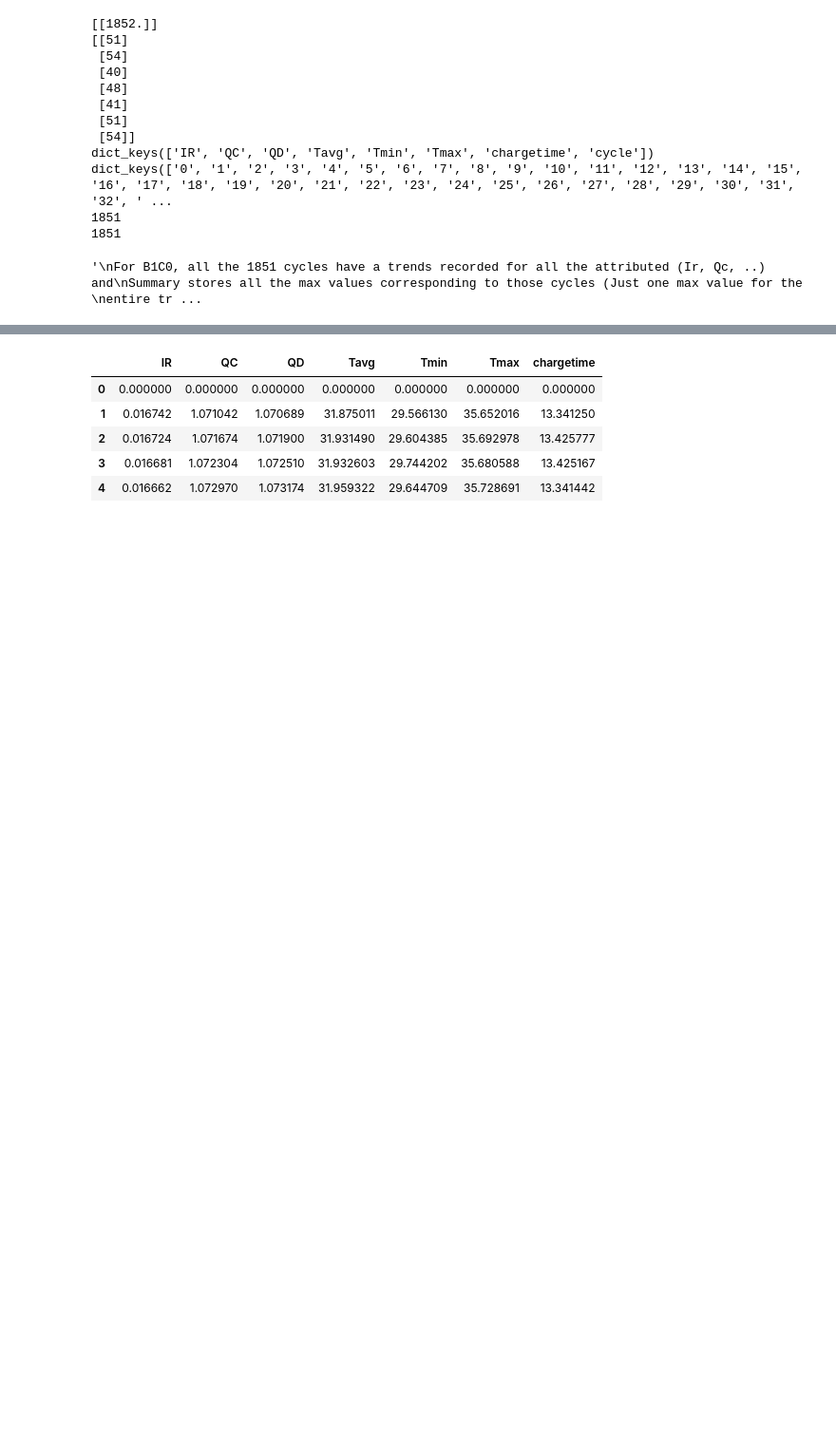
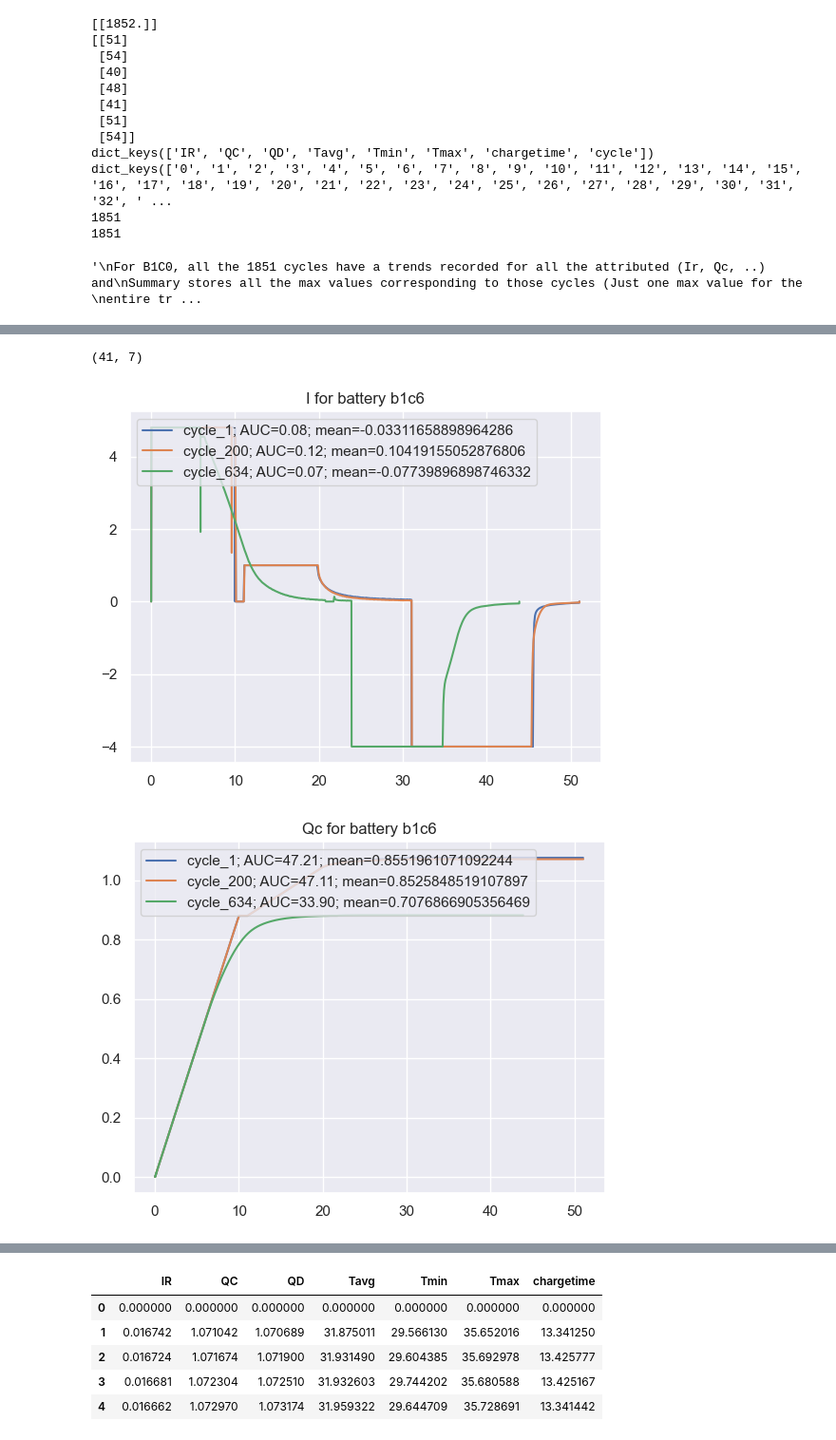
Before and after one commit to marif5/dd_battery_mdl, a Jupyter notebook: Load Data_update.ipynb, the cells around one changed output, grey strips where cells are left out. Shown at 95% size. Saved outputs shown, nothing was run; the diff lists cells and outputs as text; code cells hidden in the pictures; blank space fills up the shorter version.

```diff
--- a/Load Data_update.ipynb
+++ b/Load Data_update.ipynb
@@ -212,0 +301,27 @@ plt.show()
+# %%
+df.shape
+# %% [output]
+(41, 7)
+# %%
+
+def plot_feature(feature, battery):
+    cycle_start = 1000
+    battery = battery or "b1c0"
+    num_cycles = len(batch1[battery]["summary"]["cycle"])
+    for cycle in ["1", "200",str(num_cycles-1)]:
+
+        x = batch1[battery]["cycles"][str(cycle)]["t"]
+        y = batch1[battery]["cycles"][str(cycle)][feature]
+        # Calculate the area under the curve using the trapezoidal rule
+        auc = np.trapz(y, x)
+        mu = np.mean(y)
+        sns.lineplot(x=x, y=y, label=f"cycle_{cycle}; AUC={auc:.2f}; mean={mu}")
+    plt.title(f"{feature} for battery {battery}")
+    plt.legend(loc="upper left")
+    plt.show()
+# %%
+for feature in features:
+    plot_feature(feature=feature, battery="b1c6")
+# %% [output]
+[figure, added]
+[figure, added]
```
Also changed, not shown: parts of 18 cells of this notebook.
